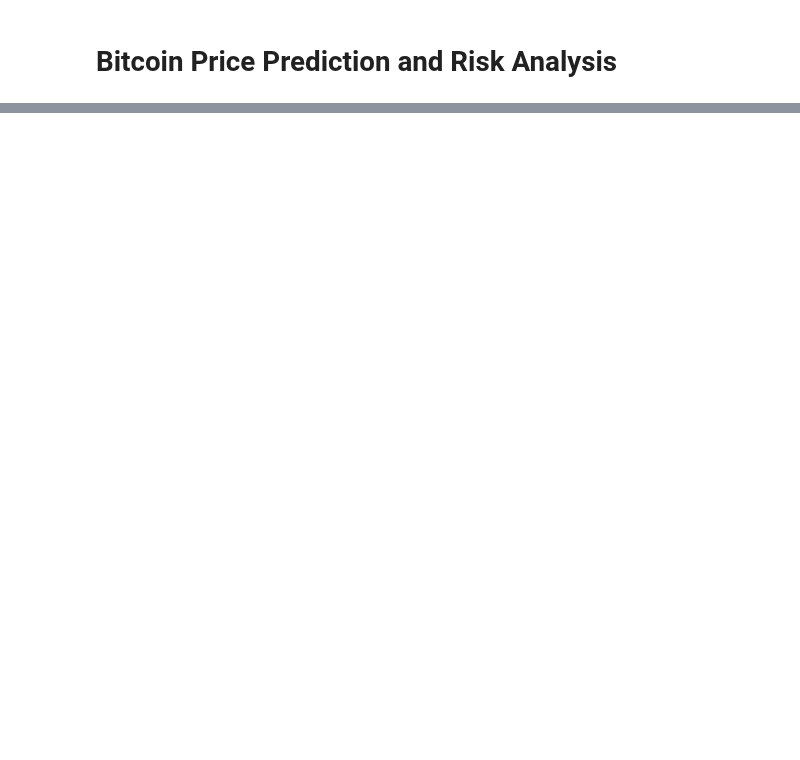
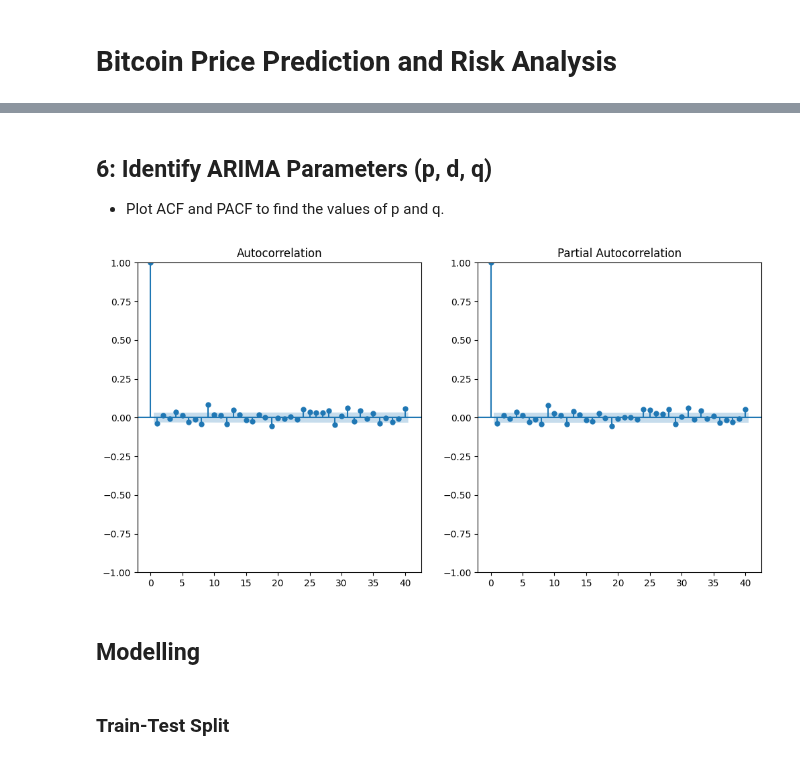
Before and after one commit to bonareri/Cryptocurrency-Price-Prediction-, a Jupyter notebook: Bitcoin_Price_Prediction.ipynb, the cells around one changed output, grey strips where cells are left out. Saved outputs shown, nothing was run; the diff lists cells and outputs as text; code cells hidden in the pictures; blank space fills up the shorter version.

```diff
--- a/Bitcoin_Price_Prediction.ipynb
+++ b/Bitcoin_Price_Prediction.ipynb
@@ -15,0 +189,18 @@ from tensorflow.keras.models import Sequential
+# %% [markdown]
+## 6: Identify ARIMA Parameters (p, d, q)
+
+- Plot ACF and PACF to find the values of p and q.
+# %%
+# ACF and PACF plots for ARIMA
+plt.figure(figsize=(12, 6))
+plt.subplot(121)
+plot_acf(diff_series, lags=40, ax=plt.gca())
+plt.subplot(122)
+plot_pacf(diff_series, lags=40, ax=plt.gca())
+plt.show()
+# %% [output]
+[figure, added]
+# %% [markdown]
+## Modelling
+# %% [markdown]
+### Train-Test Split
```
Also changed, not shown: parts of 41 cells of this notebook.
